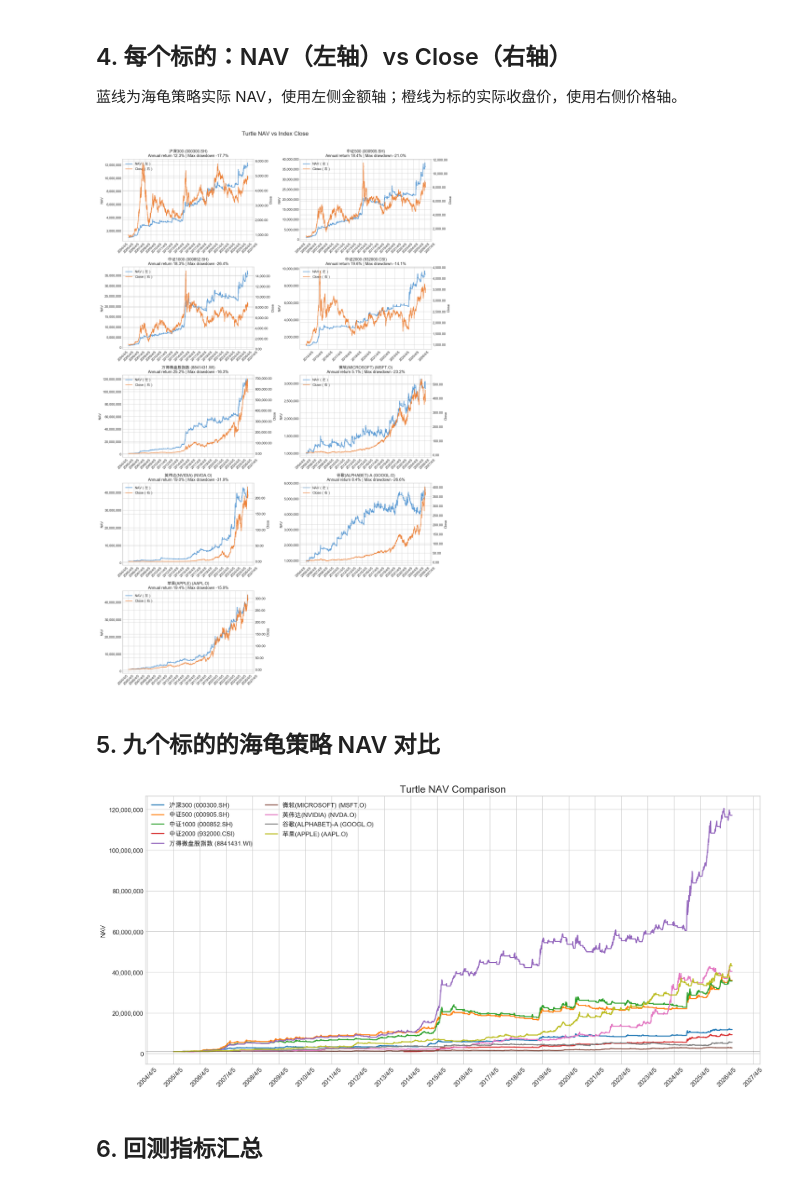
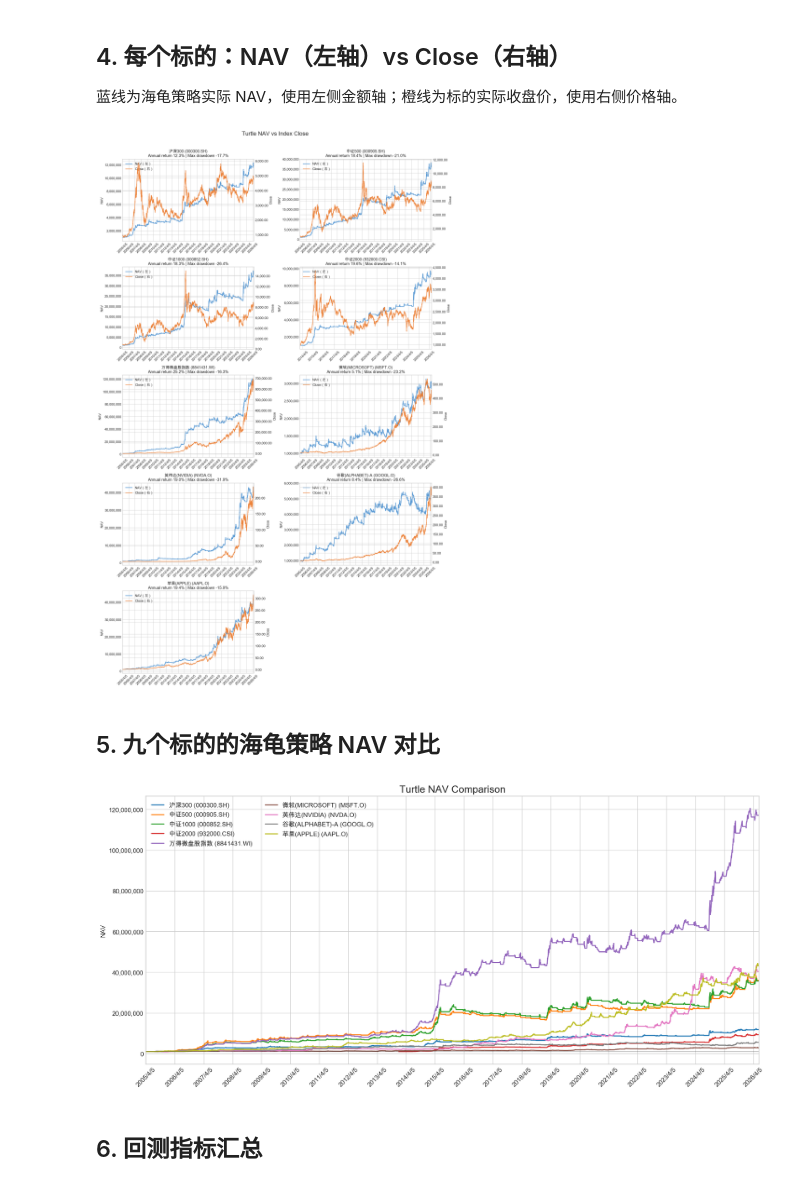
Before and after one commit to AntonioZhouPL/turtle-trading-backtest, a Jupyter notebook: index_nav_vs_close.ipynb, the cells around one changed output. Drawn from its saved outputs; the diff is of its cells as text; code cells hidden in the pictures.

```diff
--- a/index_nav_vs_close.ipynb
+++ b/index_nav_vs_close.ipynb
@@ -62,7 +62,7 @@ PARAMETERS = Parameters(
 )
 
 # True 时把图保存到 Py_version/charts；False 时只在 Notebook 中显示。
-SAVE_CHARTS = False
+SAVE_CHARTS = True
 # %% [markdown]
 ## 2. 读取 Raw_data 多标的价格
 
@@ -169,6 +169,7 @@ for ax, (symbol, result) in zip(axes.flat, results.items()):
     ax.xaxis.set_major_locator(mdates.YearLocator(base=1, month=4, day=5))
     ax.xaxis.set_major_formatter(mdates.DateFormatter("%Y/%-m/%-d"))
     ax.tick_params(axis="x", labelrotation=45)
+    ax.set_xlim(frame.index.min(), frame.index.max())
     ax.legend(nav_line + close_line, [line.get_label() for line in nav_line + close_line], frameon=False, loc="upper left")
 
 for ax in axes.flat[count:]:
@@ -182,31 +183,35 @@ if SAVE_CHARTS:
     fig.savefig(OUTPUT_DIR / "index_nav_vs_close.png", dpi=180, bbox_inches="tight")
 plt.show()
 # %% [output]
-[figure, old version]
+[figure, new version]
 # %% [markdown]
 ## 5. 九个标的的海龟策略 NAV 对比
 # %%
 fig, ax = plt.subplots(figsize=(15, 7))
 for symbol, result in results.items():
     frame = result["frame"]
     ax.plot(frame.index, frame["NAV"], linewidth=1.6, label=f'{result["instrument"].name} ({symbol})')
 
 ax.axhline(PARAMETERS.initial_cash, color="black", linewidth=0.7, alpha=0.4)
 ax.set_title("Turtle NAV Comparison", fontsize=16, fontweight="bold")
 ax.set_ylabel("NAV")
 ax.yaxis.set_major_formatter(StrMethodFormatter("{x:,.0f}"))
 ax.xaxis.set_major_locator(mdates.YearLocator(base=1, month=4, day=5))
 ax.xaxis.set_major_formatter(mdates.DateFormatter("%Y/%-m/%-d"))
 ax.tick_params(axis="x", labelrotation=45)
+ax.set_xlim(
+    min(result["frame"].index.min() for result in results.values()),
+    max(result["frame"].index.max() for result in results.values()),
+)
 ax.legend(frameon=False, ncol=2)
 fig.tight_layout()
 
 if SAVE_CHARTS:
     OUTPUT_DIR.mkdir(parents=True, exist_ok=True)
     fig.savefig(OUTPUT_DIR / "turtle_nav_comparison.png", dpi=180, bbox_inches="tight")
 plt.show()
 # %% [output]
-[figure, old version]
+[figure, new version]
 # %% [markdown]
 ## 6. 回测指标汇总
 # %%
```
Also changed, not shown: 3 other files.
